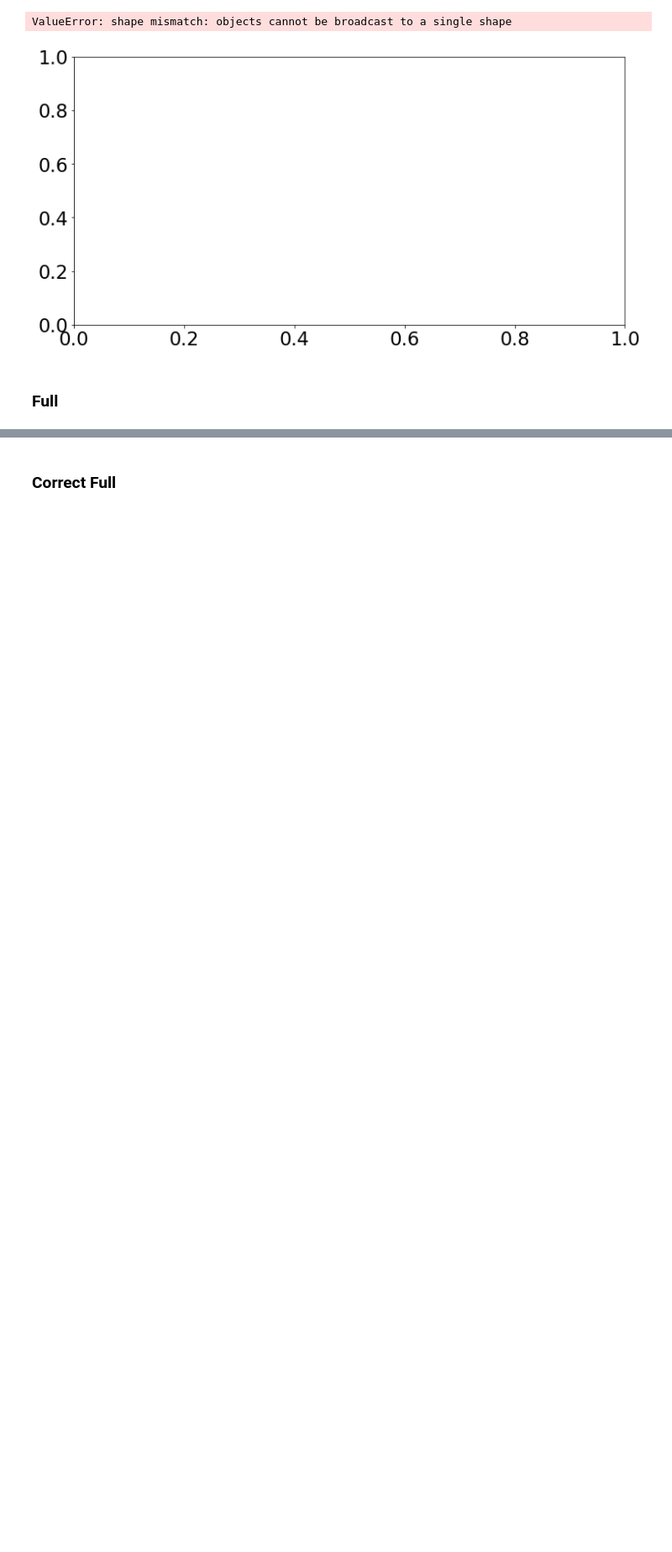
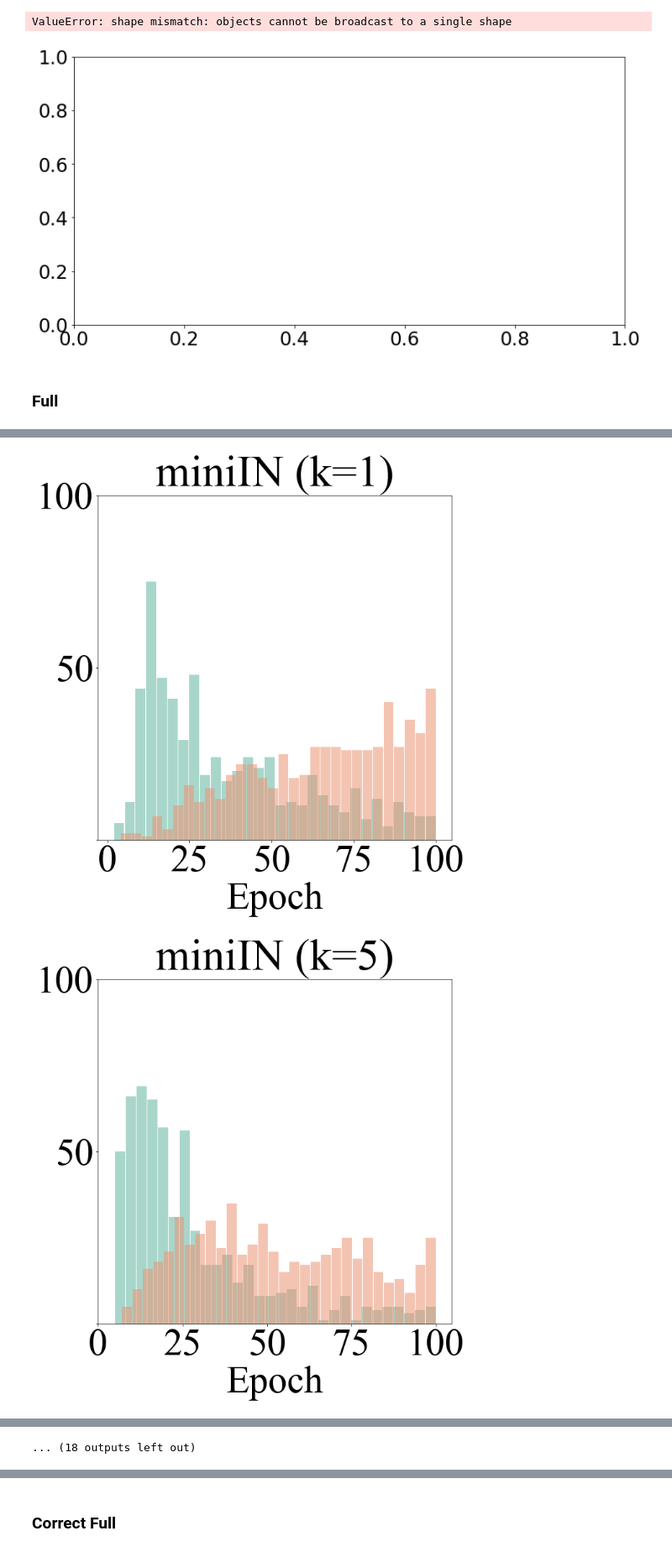
Before and after one commit to kimyuji/Fine-tune-with-Few-Samples, a Jupyter notebook: check_acc.ipynb, the cells around one changed output, grey strips where cells are left out. Shown at 84% size. Drawn from its saved outputs; the diff is of its cells as text; code cells hidden in the pictures; blank space fills up the shorter version.

```diff
--- a/check_acc.ipynb
+++ b/check_acc.ipynb
@@ -11,7 +11,7 @@ plt.rcParams["figure.figsize"] = (14,4)
 plt.rcParams['lines.linewidth'] = 2
 plt.rcParams['font.size'] = 23
 datas_full = ['mini_test', 'tiered_test', "places", "plantae", "cars", "cub", 'crop','euro', 'isic', 'chest']
-datas_name = ['miniIN test', 'CropDiseases', 'EuroSAT', 'ISIC', 'ChestX']
+datas_fullname = ['miniIN','tieredIN','Places','Plantae', 'Cars', 'CUB', 'CropDiseases', 'EuroSAT', 'ISIC', 'ChestX']
 backbone = ['18', '34', '50', '101', '152']
 cdfsl = ['mini_test','crop', 'euro', 'isic', 'chest']
 noncdfsl = ["places", "plantae", "cars", "cub", 'tiered_test']
@@ -483,0 +498,16 @@ ValueError: shape mismatch: objects cannot be broadcast to a single shape
+# %%
+600
+'blue'
+result = pd.DataFrame(None, index=datas, columns=['1shot', '5shot'])
+for data in result.index:
+    for bs in result.columns:
+        path = "./logs/baseline/output/resnet10_simclr_LS_default/{}/05way_00{}_head_default/".format(data, bs)
+        test_acc = pd.read_csv(path+"test_history.csv", index_col='Unnamed: 0')
+    best = []
+    for i in range(600):
+        episode = test_acc.iloc[i,:][1:]
+        mx = episode.max()
+        best.append(int(episode[episode==mx].index[0][5:]))
+    plt.hist(best, bins=20, density=True, color='blue')
+    plt.ylim([0, 0.05])
+    plt.show()
@@ -483,0 +518,34 @@ ValueError: shape mismatch: objects cannot be broadcast to a single shape
+# %%
+for idx, data in enumerate(datas_full):
+    for shot in ['01', '05', '20']:
+        path = "./logs/baseline/output/resnet10_simclr_LS_default/{}/05way_0{}shot_head_default/".format(data, shot)
+        path_f = "./logs/baseline/output/resnet10_simclr_LS_default/{}/05way_0{}shot_full_default/".format(data, shot)
+        test_acc = pd.read_csv(path+"test_history.csv", index_col='Unnamed: 0')
+        test_acc_f = pd.read_csv(path_f+"test_history.csv", index_col='Unnamed: 0')
+        best = []
+        best_f = []
+        for i in range(600):
+            episode = test_acc.iloc[i,:][1:]
+            mx = episode.max()
+            best.append(int(episode[episode==mx].index[0][5:]))
+        for i in range(600):
+            episode = test_acc_f.iloc[i,:][1:]
+            mx = episode.max()
+            best_f.append(int(episode[episode==mx].index[0][5:]))
+        plt.figure(figsize=(10,10))
+        plt.hist(best, bins=30, color='#68b8a4', rwidth=0.94, alpha=0.57)
+        plt.hist(best_f, bins=30, color='#ec9474', rwidth=0.94, alpha=0.55)
+        plt.ylim([0, 100])
+        plt.yticks(np.arange(0, 101, 50),['', '50', '100'], fontsize=60)
+        plt.xticks(np.arange(0, 101, 25), fontsize=60)
+        #plt.ylabel('Frequency', size=45)
+        plt.xlabel('Epoch', size=60)
+        if shot == '01' : k=1
+        elif shot == '05' : k=5
+        else : k=20
+        plt.title("{} (k={})".format(datas_fullname[idx], k), size=70)
+        plt.savefig('./img_pdf/best_epoch/{}shot_{}.pdf'.format(shot, data), bbox_inches='tight', format='pdf')
+        plt.show()
+# %% [output]
+[figure, added]
+[figure, added]
@@ -484 +562,2 @@ ValueError: shape mismatch: objects cannot be broadcast to a single shape
+... (18 outputs left out)
 # %%
```
Also changed, not shown: parts of 5 cells of this notebook, 4 other files.
